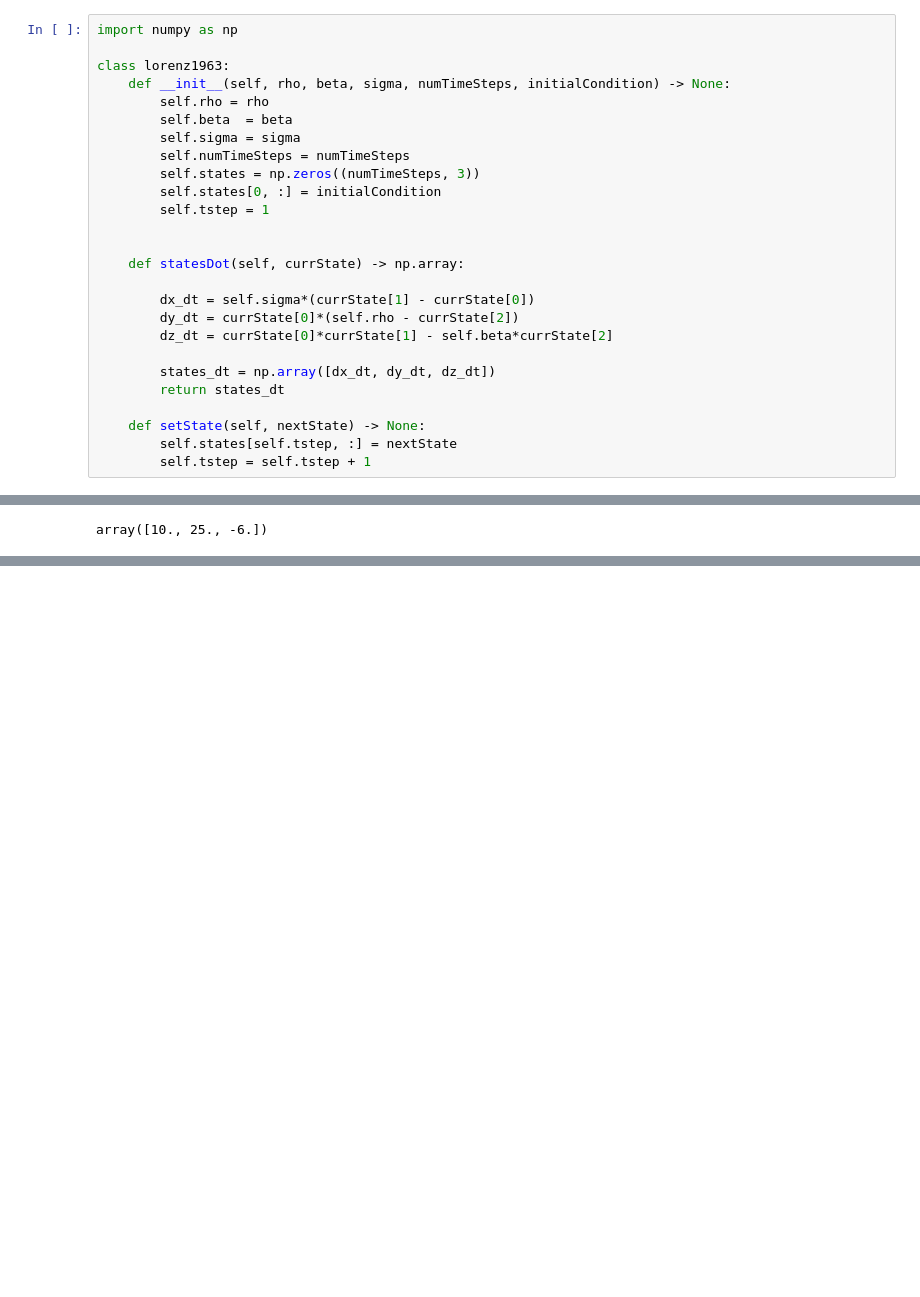
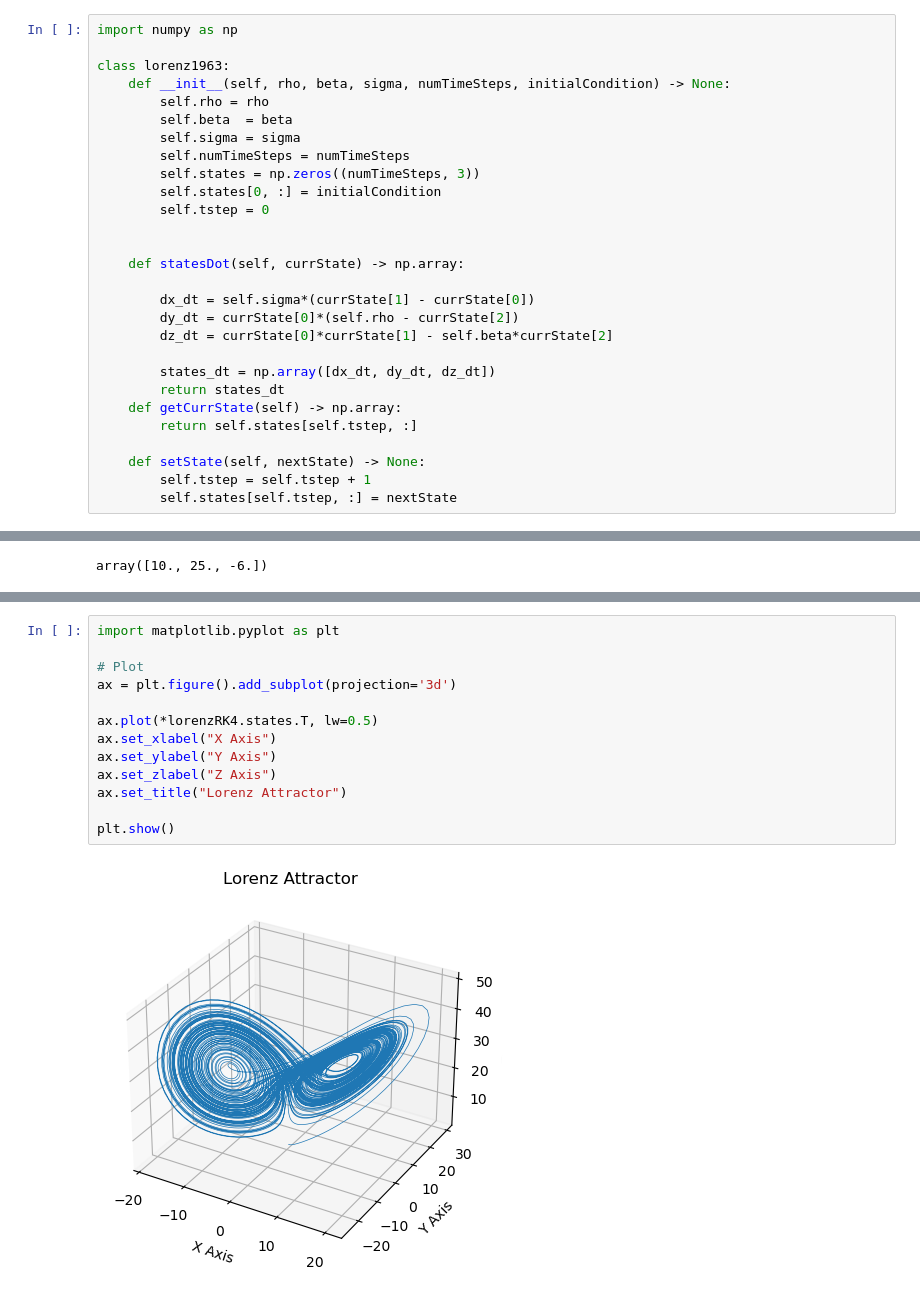
Before and after one commit to jsr2022/project_ad_caelos, a Jupyter notebook: adcaelos/testEnvironment.ipynb, the cells around one changed output, grey strips where cells are left out. Cells and saved outputs as stored; diff of their text form; blank space fills up the shorter version.

```diff
--- a/adcaelos/testEnvironment.ipynb
+++ b/adcaelos/testEnvironment.ipynb
@@ -11,7 +11,7 @@ class lorenz1963:
         self.numTimeSteps = numTimeSteps
         self.states = np.zeros((numTimeSteps, 3))
         self.states[0, :] = initialCondition
-        self.tstep = 1
+        self.tstep = 0
 
 
     def statesDot(self, currState) -> np.array:
@@ -22,7 +22,9 @@ class lorenz1963:
 
         states_dt = np.array([dx_dt, dy_dt, dz_dt])
         return states_dt
+    def getCurrState(self) -> np.array:
+        return self.states[self.tstep, :]
 
     def setState(self, nextState) -> None:
+        self.tstep = self.tstep + 1
         self.states[self.tstep, :] = nextState
-        self.tstep = self.tstep + 1
@@ -33,0 +79,15 @@ array([10., 25., -6.])
+# %%
+import matplotlib.pyplot as plt
+
+# Plot
+ax = plt.figure().add_subplot(projection='3d')
+
+ax.plot(*lorenzRK4.states.T, lw=0.5)
+ax.set_xlabel("X Axis")
+ax.set_ylabel("Y Axis")
+ax.set_zlabel("Z Axis")
+ax.set_title("Lorenz Attractor")
+
+plt.show()
+# %% [output]
+[figure, added]
```
Also changed, not shown: parts of 2 cells of this notebook.
